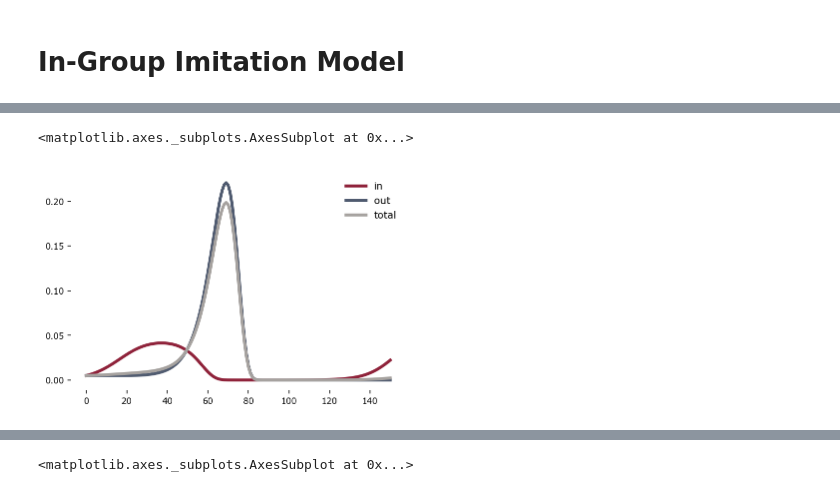
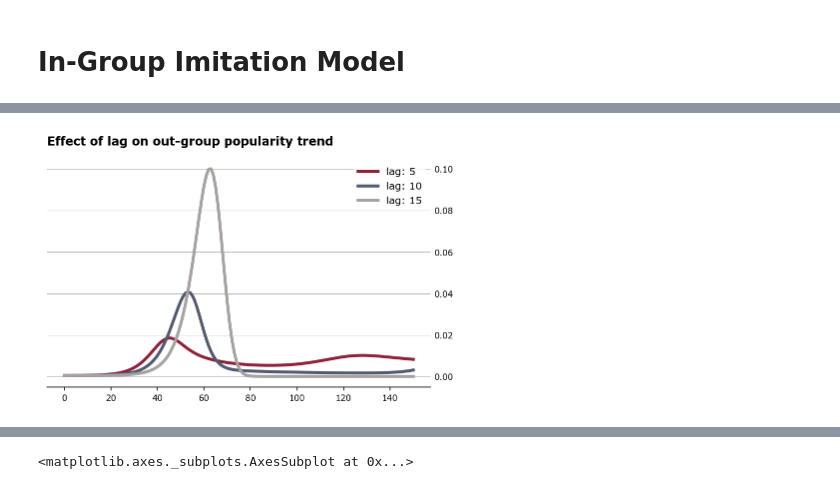
Before and after one commit to frtennis1/am115-baby-names, a Jupyter notebook: 03-FR-ingroup-imitation.ipynb, the cells around one changed output, grey strips where cells are left out. Drawn from its saved outputs; the diff is of its cells as text; code cells hidden in the pictures.

```diff
--- a/03-FR-ingroup-imitation.ipynb
+++ b/03-FR-ingroup-imitation.ipynb
@@ -14,17 +17,17 @@ get_name_series('Amanda', pct_df).loc[1960:].plot()
 # %%
 # size of in-group as a percent of total population
-p_in = .05
+p_in = .5
 
 # number of births per year
 N = int(1.5e6)
 
 in_initial = .005
 in_carry = .05
-out_initial = 0.005
+out_initial = 0.0005
 out_lag = 10
 omega = 5
 
-alpha = 2
-beta = 4
+alpha = 3.2
+beta = 4.5
 
 N_time = 150
@@ -51,5 +64,8 @@ sim['total'] = p_in * sim['in'] + (1-p_in)*sim['out']
-# %%
-sim.plot()
-# %% [output]
-<matplotlib.axes._subplots.AxesSubplot at 0x...>
-[figure, removed]
+# %%
+for out_lag in [5, 10, 15]:
+    plt.plot(gen_sim(out_lag=out_lag).out, label=f'lag: {out_lag}')
+plt.legend()
+ft_ax(title=r'Effect of lag on out-group popularity trend')
+plt.savefig('report/figs/out-lag.pdf')
+# %% [output]
+[figure, added]
```
Also changed, not shown: parts of 14 cells of this notebook, 12 other files.
